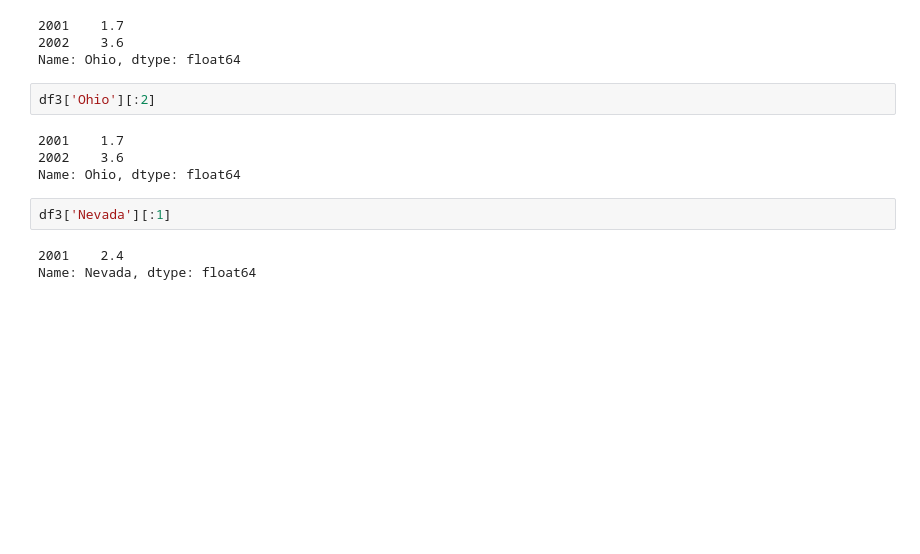
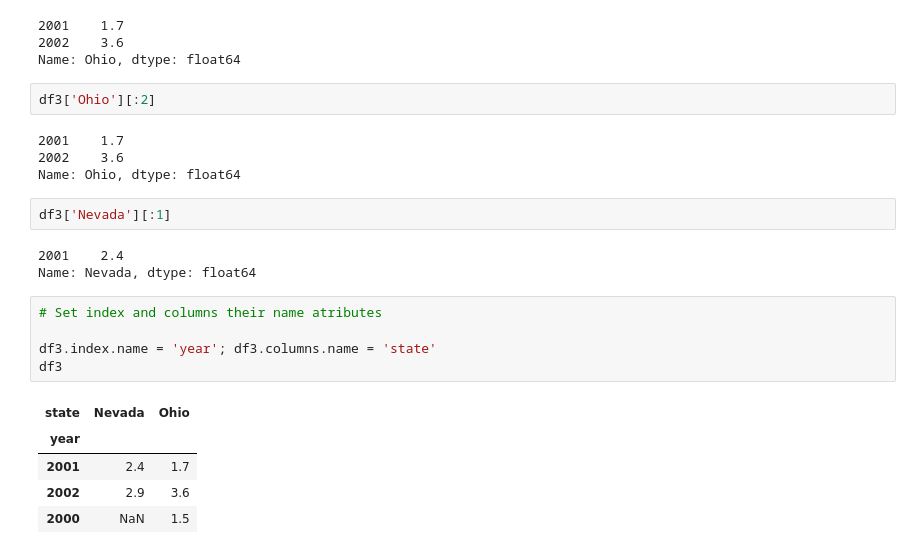
Before and after one commit to TrevorOconnell9/CIS310, a Jupyter notebook: wk12/python-pandas-series.ipynb, the cells around one changed output. Saved outputs shown, nothing was run; the diff lists cells and outputs as text; blank space fills up the shorter version.

Commit message:
Dataframe Processing and Pandas Grouping

```diff
--- a/wk12/python-pandas-series.ipynb
+++ b/wk12/python-pandas-series.ipynb
@@ -366,3 +378,14 @@ df3['Nevada'][:1]
 # %% [output]
 2001    2.4
 Name: Nevada, dtype: float64
+# %%
+# Set index and columns their name atributes
+
+df3.index.name = 'year'; df3.columns.name = 'state'
+df3
+# %% [output]
+| state | Nevada | Ohio |
+| year |  |  |
+| 2001 | 2.4 | 1.7 |
+| 2002 | 2.9 | 3.6 |
+| 2000 | NaN | 1.5 |
```
Also changed, not shown: parts of 3 cells of this notebook, 2 other files.
